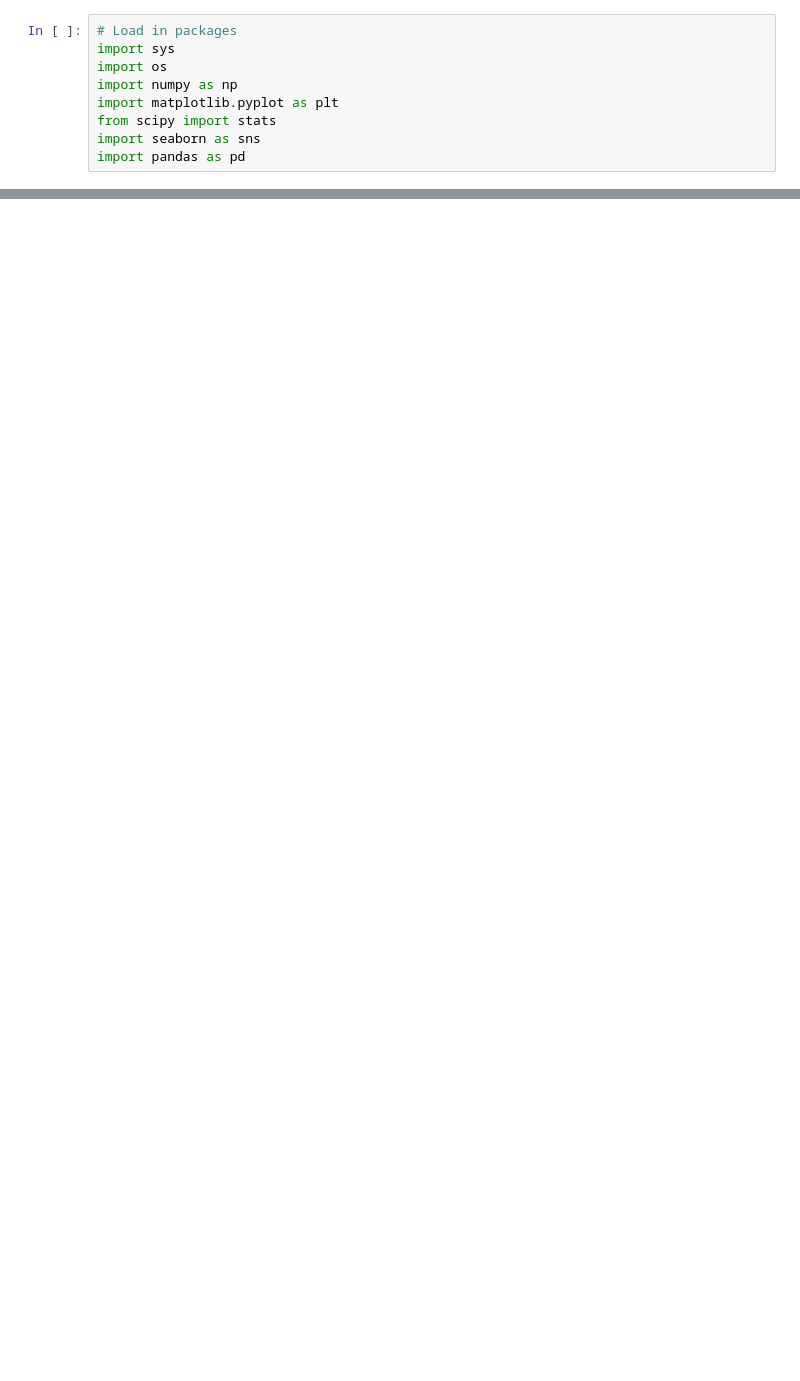
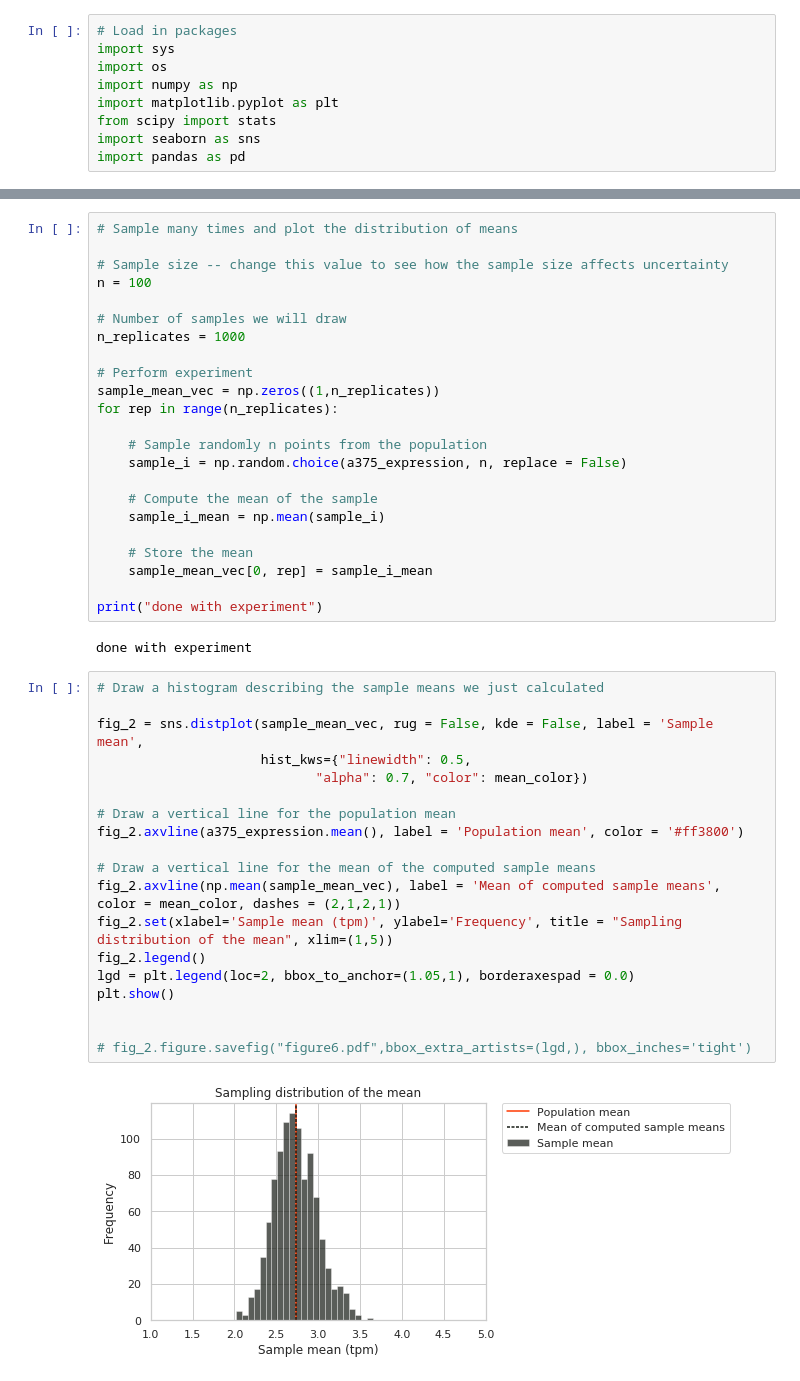
Before and after one commit to asizemore/data_science_seminar_upenn20, a Jupyter notebook: Intro to Statistics and Probability.ipynb, the cells around one changed output, grey strips where cells are left out. Saved outputs shown, nothing was run; the diff lists cells and outputs as text; blank space fills up the shorter version.

```diff
--- a/Intro to Statistics and Probability.ipynb
+++ b/Intro to Statistics and Probability.ipynb
@@ -262,0 +161,46 @@ plt.savefig("Catan_observed.pdf")
+# %%
+# Sample many times and plot the distribution of means
+
+# Sample size -- change this value to see how the sample size affects uncertainty
+n = 100
+
+# Number of samples we will draw
+n_replicates = 1000
+
+# Perform experiment
+sample_mean_vec = np.zeros((1,n_replicates))
+for rep in range(n_replicates):
+
+    # Sample randomly n points from the population
+    sample_i = np.random.choice(a375_expression, n, replace = False)
+
+    # Compute the mean of the sample
+    sample_i_mean = np.mean(sample_i)
+
+    # Store the mean
+    sample_mean_vec[0, rep] = sample_i_mean
+
+print("done with experiment")
+# %% [output]
+done with experiment
+# %%
+# Draw a histogram describing the sample means we just calculated
+
+fig_2 = sns.distplot(sample_mean_vec, rug = False, kde = False, label = 'Sample mean',
+                     hist_kws={"linewidth": 0.5,
+                            "alpha": 0.7, "color": mean_color})
+
+# Draw a vertical line for the population mean
+fig_2.axvline(a375_expression.mean(), label = 'Population mean', color = '#ff3800')
+
+# Draw a vertical line for the mean of the computed sample means
+fig_2.axvline(np.mean(sample_mean_vec), label = 'Mean of computed sample means', color = mean_color, dashes = (2,1,2,1))
+fig_2.set(xlabel='Sample mean (tpm)', ylabel='Frequency', title = "Sampling distribution of the mean", xlim=(1,5))
+fig_2.legend()
+lgd = plt.legend(loc=2, bbox_to_anchor=(1.05,1), borderaxespad = 0.0)
+plt.show()
+
+
+# fig_2.figure.savefig("figure6.pdf",bbox_extra_artists=(lgd,), bbox_inches='tight')
+# %% [output]
+[figure, added]
```
Also changed, not shown: parts of 44 cells of this notebook.
